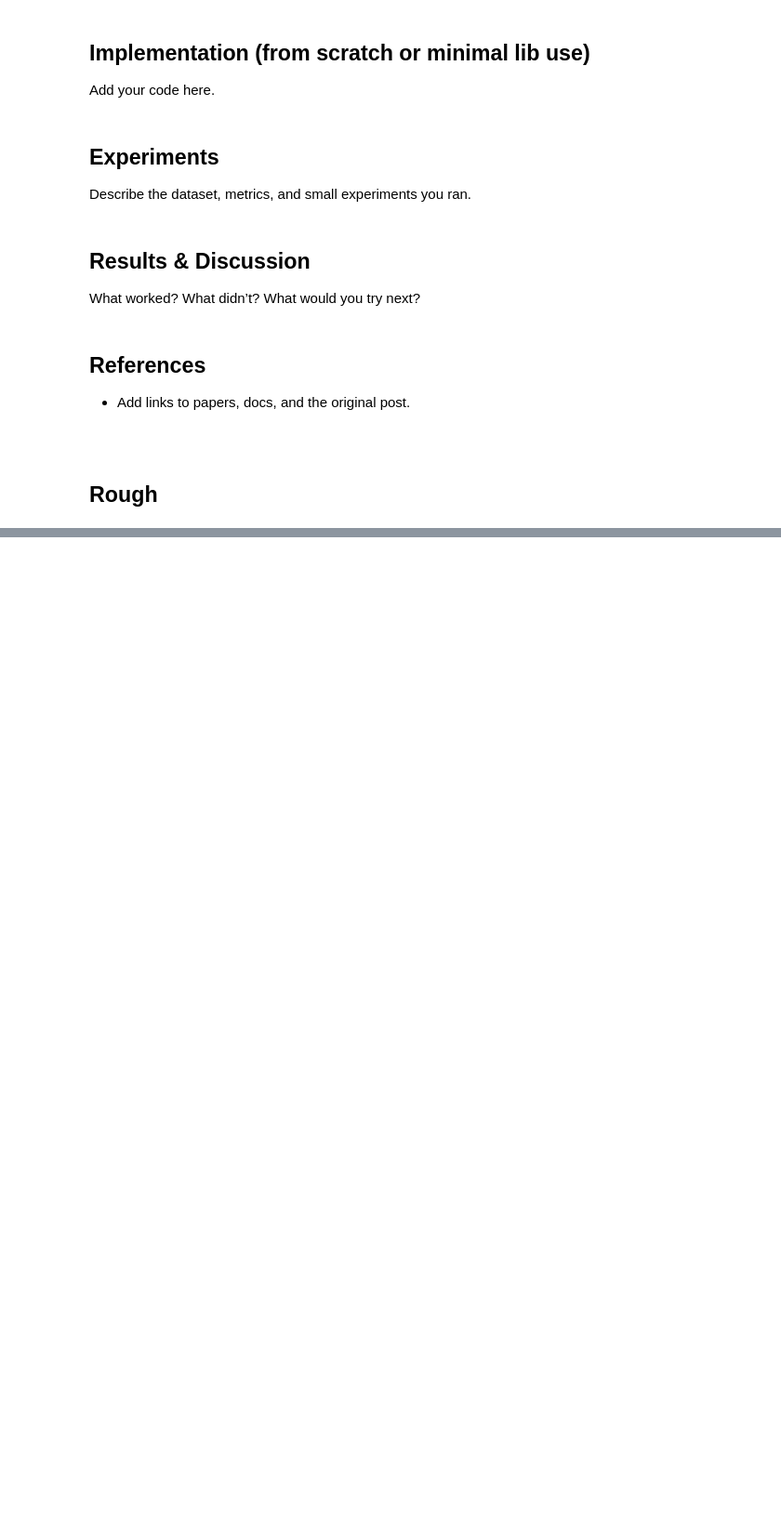
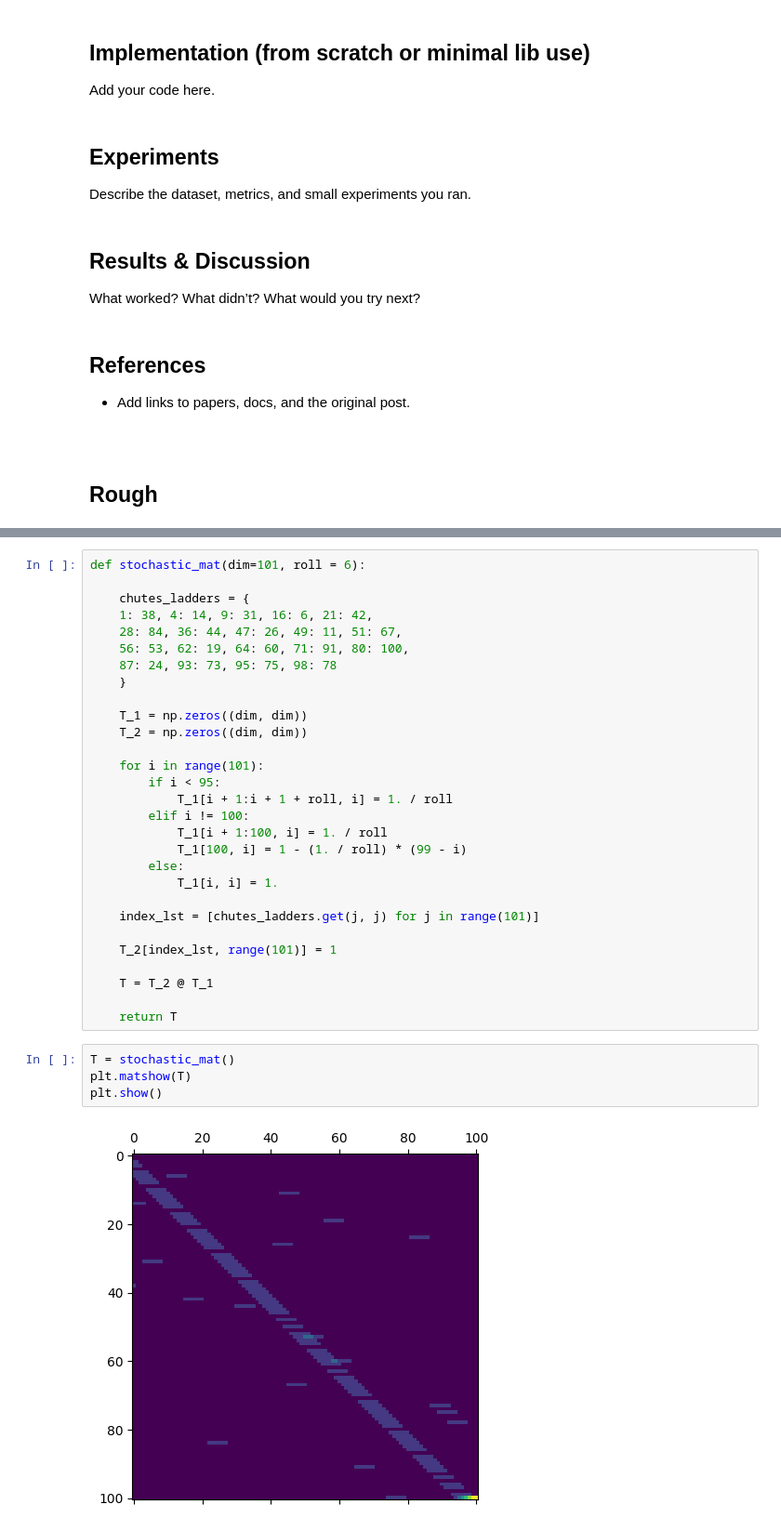
Before and after one commit to footballest/ml-blog-jaketae, a Jupyter notebook: notebooks/chutes_and_ladders_markovchains.ipynb, the cells around one changed output, grey strips where cells are left out. Shown at 93% size. Drawn from its saved outputs; the diff is of its cells as text; blank space fills up the shorter version.

```diff
--- a/notebooks/chutes_and_ladders_markovchains.ipynb
+++ b/notebooks/chutes_and_ladders_markovchains.ipynb
@@ -67,0 +132,35 @@ What worked? What didn’t? What would you try next?
+# %%
+def stochastic_mat(dim=101, roll = 6):
+
+    chutes_ladders = {
+    1: 38, 4: 14, 9: 31, 16: 6, 21: 42,
+    28: 84, 36: 44, 47: 26, 49: 11, 51: 67,
+    56: 53, 62: 19, 64: 60, 71: 91, 80: 100,
+    87: 24, 93: 73, 95: 75, 98: 78
+    }
+
+    T_1 = np.zeros((dim, dim))
+    T_2 = np.zeros((dim, dim))
+
+    for i in range(101):
+        if i < 95:
+            T_1[i + 1:i + 1 + roll, i] = 1. / roll
+        elif i != 100:
+            T_1[i + 1:100, i] = 1. / roll
+            T_1[100, i] = 1 - (1. / roll) * (99 - i)
+        else:
+            T_1[i, i] = 1.
+
+    index_lst = [chutes_ladders.get(j, j) for j in range(101)]
+
+    T_2[index_lst, range(101)] = 1
+
+    T = T_2 @ T_1
+
+    return T
+# %%
+T = stochastic_mat()
+plt.matshow(T)
+plt.show()
+# %% [output]
+[figure, added]
```
Also changed, not shown: parts of 10 cells of this notebook.
